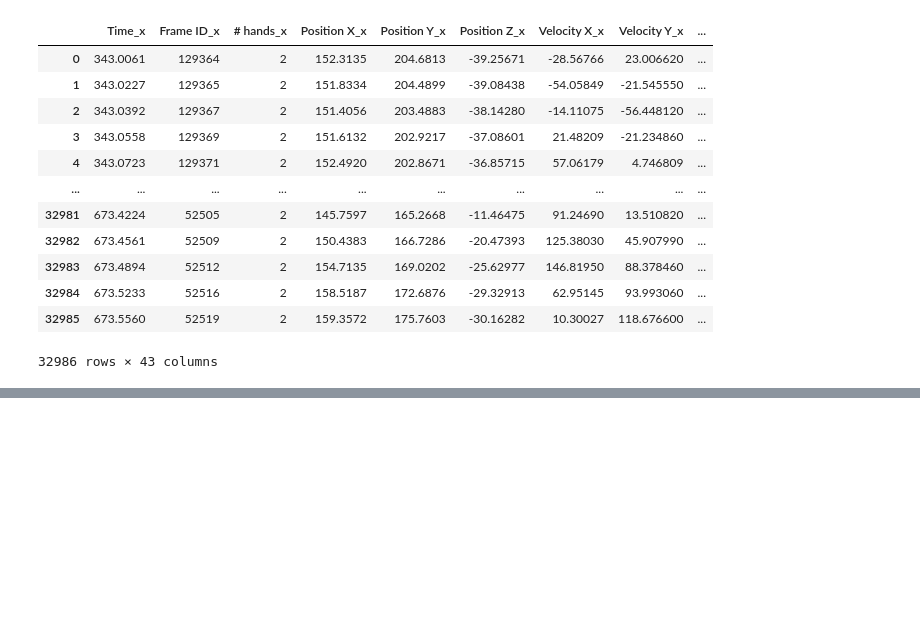
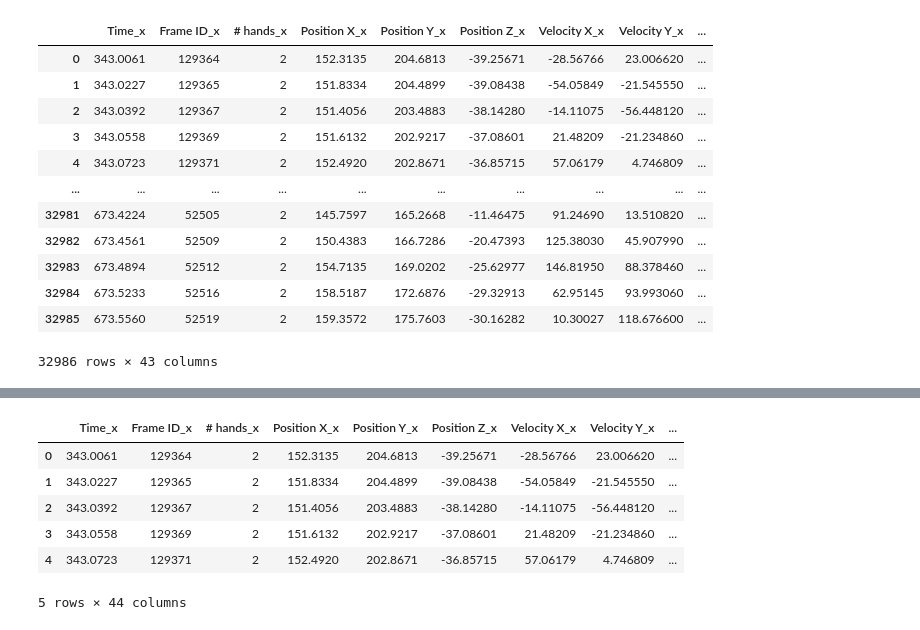
Before and after one commit to GalKoaz/Data-visualization, a Jupyter notebook: Hands.ipynb, the cells around one changed output, grey strips where cells are left out. Saved outputs shown, nothing was run; the diff lists cells and outputs as text; code cells hidden in the pictures; blank space fills up the shorter version.

```diff
--- a/Hands.ipynb
+++ b/Hands.ipynb
@@ -537,0 +453,11 @@ train["Label"].value_counts()
+# %%
+DF_Spot['Label'] = 2
+DF_Spot.head()
+# %% [output]
+|  | Time_x | Frame ID_x | # hands_x | Position X_x | Position Y_x | Position Z_x | Velocity X_x | Velocity Y_x | ... |
+| 0 | 343.0061 | 129364 | 2 | 152.3135 | 204.6813 | -39.25671 | -28.56766 | 23.006620 | ... |
+| 1 | 343.0227 | 129365 | 2 | 151.8334 | 204.4899 | -39.08438 | -54.05849 | -21.545550 | ... |
+| 2 | 343.0392 | 129367 | 2 | 151.4056 | 203.4883 | -38.14280 | -14.11075 | -56.448120 | ... |
+| 3 | 343.0558 | 129369 | 2 | 151.6132 | 202.9217 | -37.08601 | 21.48209 | -21.234860 | ... |
+| 4 | 343.0723 | 129371 | 2 | 152.4920 | 202.8671 | -36.85715 | 57.06179 | 4.746809 | ... |
+5 rows × 44 columns
```
Also changed, not shown: parts of 41 cells of this notebook.
